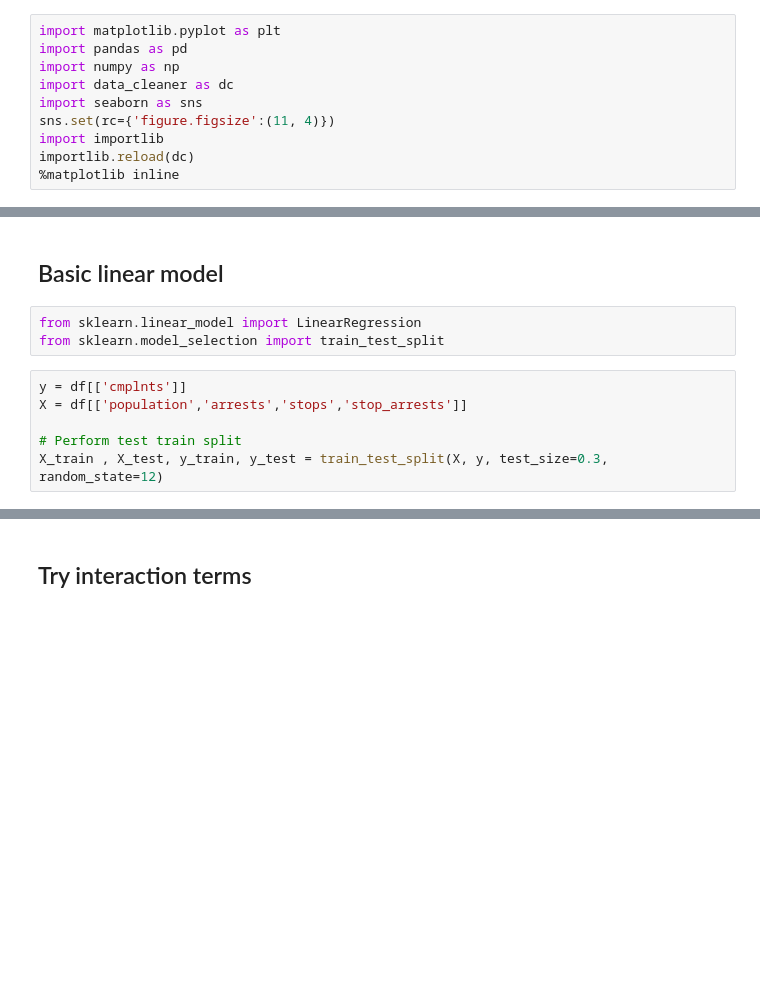
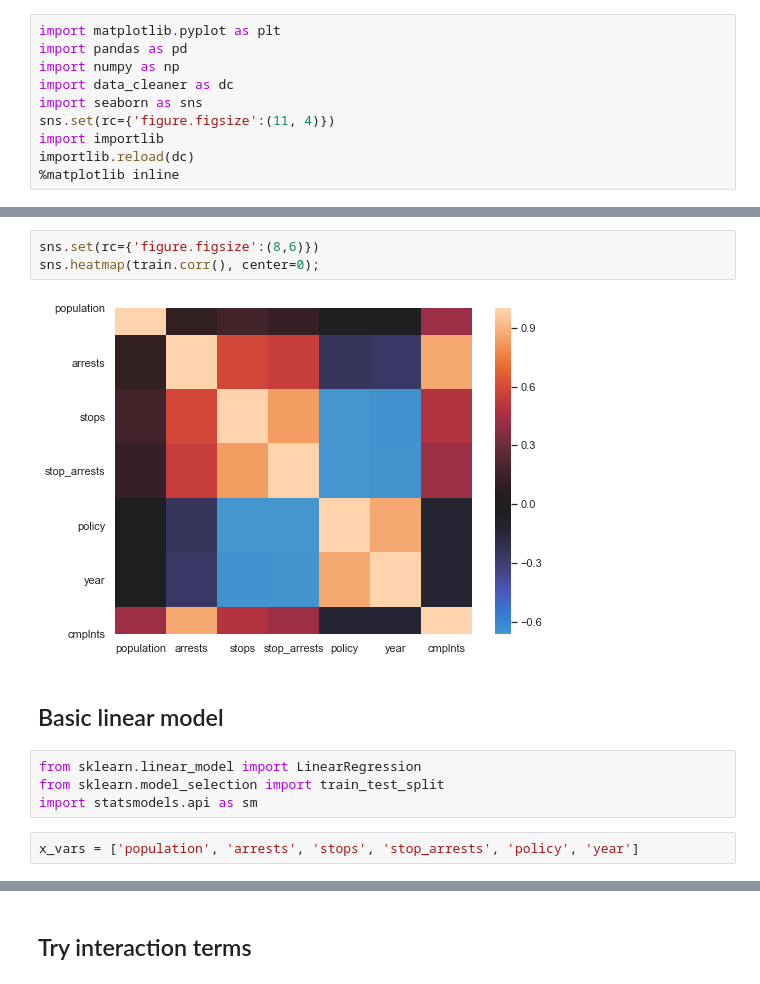
Before and after one commit to anilca-lab/FIS-Mod4-Project, a Jupyter notebook: brad_modeling.ipynb, the cells around one changed output, grey strips where cells are left out. Saved outputs shown, nothing was run; the diff lists cells and outputs as text; blank space fills up the shorter version.

```diff
--- a/brad_modeling.ipynb
+++ b/brad_modeling.ipynb
@@ -21,11 +42,13 @@ df = df.dropna()
+# %%
+sns.set(rc={'figure.figsize':(8,6)})
+sns.heatmap(train.corr(), center=0);
+# %% [output]
+[figure, added]
 # %% [markdown]
 ## Basic linear model
 # %%
 from sklearn.linear_model import LinearRegression
 from sklearn.model_selection import train_test_split
+import statsmodels.api as sm
-# %%
-y = df[['cmplnts']]
-X = df[['population','arrests','stops','stop_arrests']]
-
-# Perform test train split
-X_train , X_test, y_train, y_test = train_test_split(X, y, test_size=0.3, random_state=12)
+# %%
+x_vars = ['population', 'arrests', 'stops', 'stop_arrests', 'policy', 'year']
```
Also changed, not shown: parts of 9 cells of this notebook.
